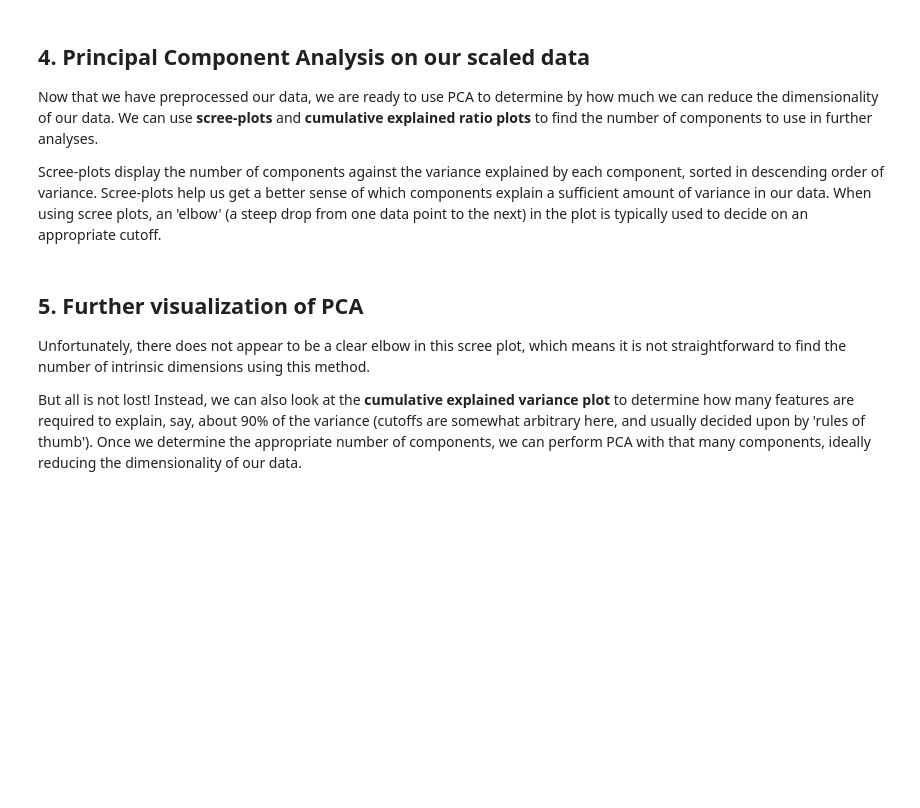
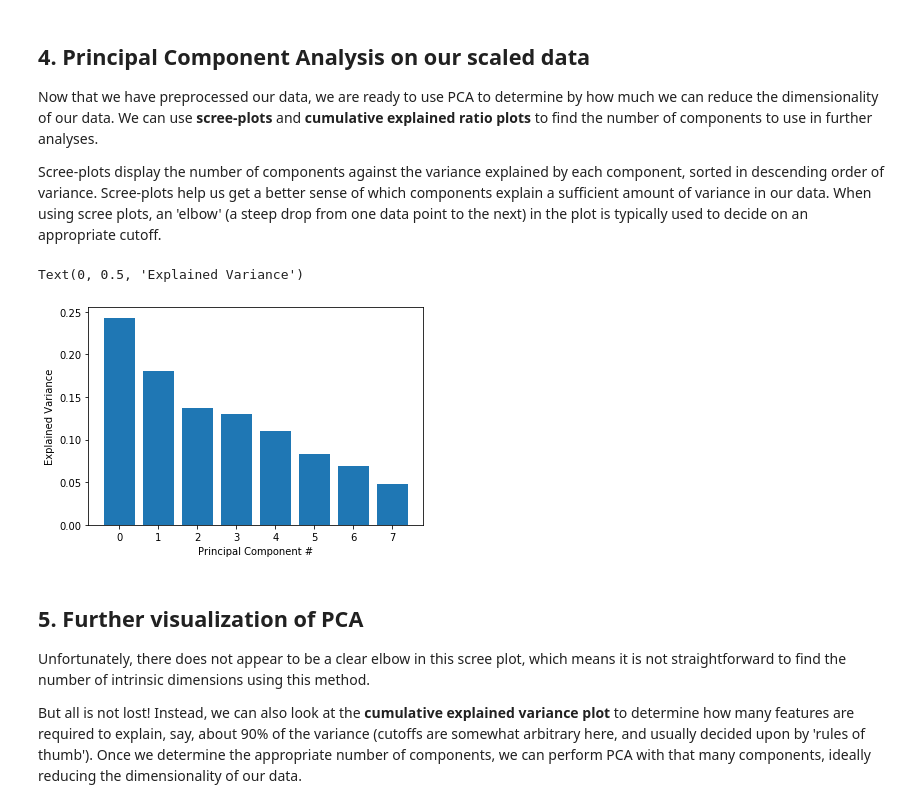
Before and after one commit to femtonelson/Classifying-Songs-Genres-From-Audio-Data, a Jupyter notebook: Classifying-Song-Genres.ipynb, the cells around one changed output. Drawn from its saved outputs; the diff is of its cells as text; code cells hidden in the pictures; blank space fills up the shorter version.

```diff
--- a/Classifying-Song-Genres.ipynb
+++ b/Classifying-Song-Genres.ipynb
@@ -10,14 +12,14 @@
 import pandas as pd
 
 # Read in track metadata with genre labels
-tracks = pd.read_csv('datasets/fma-rock-vs-hiphop.csv')
+tracks = pd.read_csv('fma-rock-vs-hiphop.csv')
 
 # Read in track metrics with the features
-echonest_metrics = pd.read_json('datasets/echonest-metrics.json')
+echonest_metrics = pd.read_json('echonest-metrics.json')
 
 # Merge the relevant columns of tracks and echonest_metrics
 echo_tracks = echonest_metrics.merge(tracks[['track_id', 'genre_top']], on= 'track_id')
 
 # Inspect the resultant dataframe
-print(echo_tracks)
+echo_tracks.head()
 # %% [output]
@@ -72,0 +50,4 @@ scaled_train_features = ...
+# %%
+# Filter out quantitative features and drop 'track_id' and labels 'genre_top'
+features = echo_tracks.drop(columns=['track_id', 'genre_top'])
+features.head()
@@ -73,3 +72,10 @@ scaled_train_features = ...
+# %%
+# Import the StandardScaler class and instanciate it
+from sklearn.preprocessing import StandardScaler
+scaler = StandardScaler()
+
+# Scale the quantitative features i.e replace each value of a feature x by [(value-mean(x))/std(x)]
+scaled_train_features = scaler.fit_transform(features)
 # %% [markdown]
 ## 4. Principal Component Analysis on our scaled data
 <p>Now that we have preprocessed our data, we are ready to use PCA to determine by how much we can reduce the dimensionality of our data. We can use <strong>scree-plots</strong> and <strong>cumulative explained ratio plots</strong> to find the number of components to use in further analyses.</p>
@@ -77,19 +83,24 @@ scaled_train_features = ...
 # %%
 # This is just to make plots appear in the notebook
 %matplotlib inline
 
 # Import our plotting module, and PCA class
-#... YOUR CODE ...
+import matplotlib.pyplot as plt
+from sklearn.decomposition import PCA
 
 # Get our explained variance ratios from PCA using all features
-pca = ...
-...
-exp_variance = ...
+pca = PCA()
+pca.fit(scaled_train_features)
+exp_variance = pca.explained_variance_ratio_
 
 # plot the explained variance using a barplot
 fig, ax = plt.subplots()
-ax.bar(..., ...)
+ax.bar(range(len(exp_variance)),exp_variance)
 ax.set_xlabel('Principal Component #')
+ax.set_ylabel('Explained Variance')
+# %% [output]
+Text(0, 0.5, 'Explained Variance')
+[figure, added]
 # %% [markdown]
 ## 5. Further visualization of PCA
 <p>Unfortunately, there does not appear to be a clear elbow in this scree plot, which means it is not straightforward to find the number of intrinsic dimensions using this method. </p>
```
Also changed, not shown: parts of 12 cells of this notebook.
